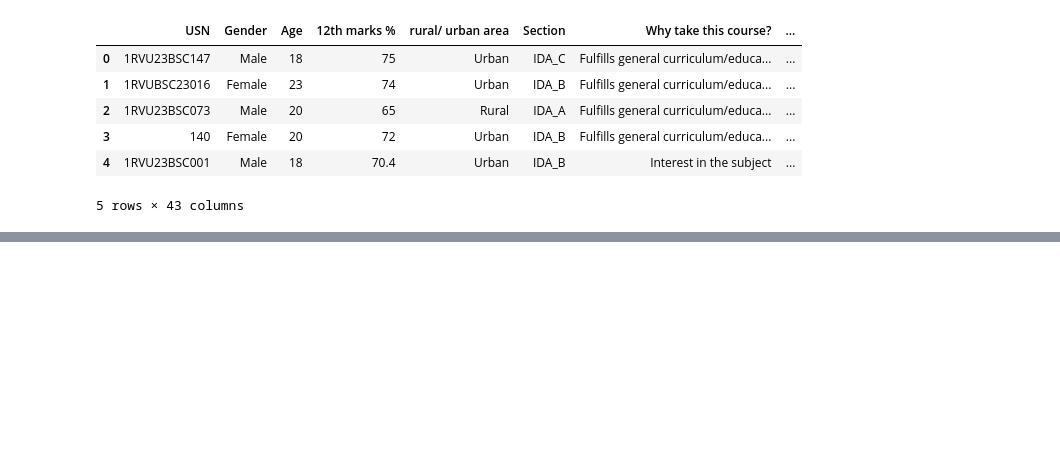
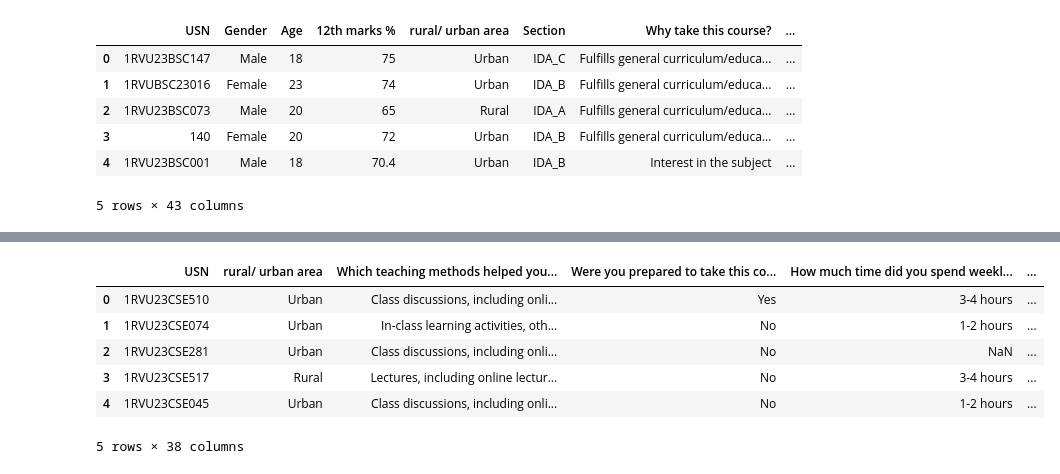
Before and after one commit to Kashishvarmaa/Bias_Mitigation, a Jupyter notebook: preprocessing.ipynb, the cells around one changed output, grey strips where cells are left out. Cells and saved outputs as stored; diff of their text form; code cells hidden in the pictures; blank space fills up the shorter version.

```diff
--- a/preprocessing.ipynb
+++ b/preprocessing.ipynb
@@ -405,0 +593,17 @@ CSV 2 -
+# %%
+# Strip whitespace and newline characters from all column names (if not already done)
+data2.columns = data2.columns.str.strip()
+
+# Define the columns to delete
+columns_to_delete2 = [
+    'What were the key aspects of your efforts in CO1?',
+    'What were the key aspects of your efforts in CO2?',
+    'What were the key aspects of your efforts in CO3?',
+    'What were the key aspects of your efforts in CO4?'
+]
+
+# Drop the columns from the DataFrame
+data2 = data2.drop(columns=columns_to_delete)
+
+# Print the DataFrame to verify the columns are deleted
+print(data2.head())
@@ -405,0 +768,25 @@ CSV 2 -
+# %%
+ # Strip whitespace and newline characters from all column names
+data2.columns = data2.columns.str.strip()
+
+# Define a mapping dictionary for the values
+value_mapping = {
+    'R1': 'Copy-paste friends work',
+    'R2': 'Copy-paste from online',
+    'R3': 'Understand others work but redo it, referring to it',
+    'R4': 'Understand others work but redo it, without referring to it',
+    'R5': 'Try by myself and get it reviewed by peers/teaching assistants/teachers'
+}
+
+# List of columns to modify (C01 to C04 time spent columns)
+columns_to_modify = [
+     'List strategies for learning the course outcomes for C01',
+       'List strategies for learning the course outcomes for C02',
+       'List strategies for learning the course outcomes for C03',
+       'List strategies for learning the course outcomes for C04'
+]
+
+# Replace the values in the specified columns
+for column in columns_to_modify:
+    if column in data2.columns:
+        data2[column] = data2[column].replace(value_mapping)
@@ -405,0 +1212,10 @@ CSV 2 -
+# %%
+data2.head()
+# %% [output]
+|  | USN | rural/ urban area | Which teaching methods helped you... | Were you prepared to take this co... | How much time did you spend weekl... | ... |
+| 0 | 1RVU23CSE510 | Urban | Class discussions, including onli... | Yes | 3-4 hours | ... |
+| 1 | 1RVU23CSE074 | Urban | In-class learning activities, oth... | No | 1-2 hours | ... |
+| 2 | 1RVU23CSE281 | Urban | Class discussions, including onli... | No | NaN | ... |
+| 3 | 1RVU23CSE517 | Rural | Lectures, including online lectur... | No | 3-4 hours | ... |
+| 4 | 1RVU23CSE045 | Urban | Class discussions, including onli... | No | 1-2 hours | ... |
+5 rows × 38 columns
```
Also changed, not shown: parts of 42 cells of this notebook, 5 other files.
